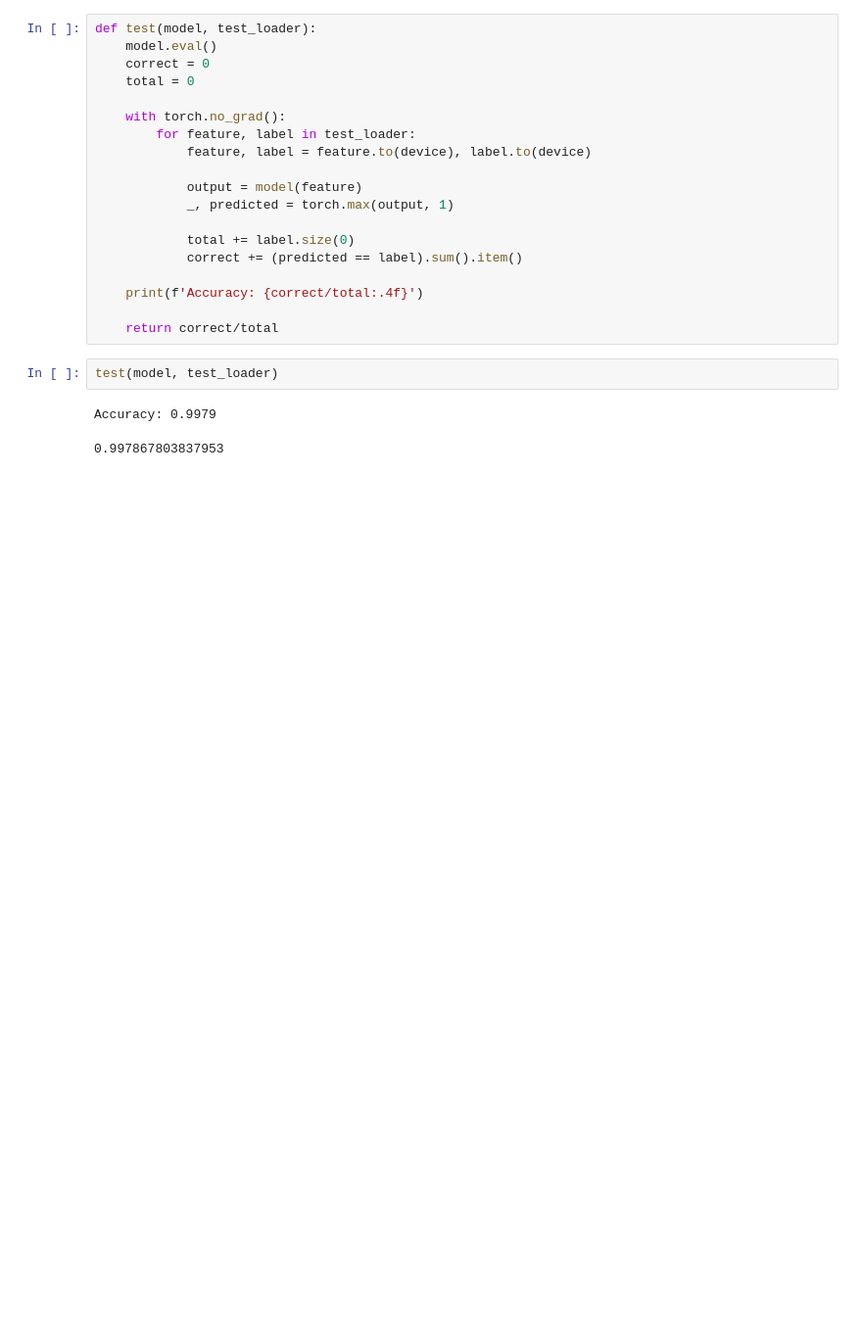
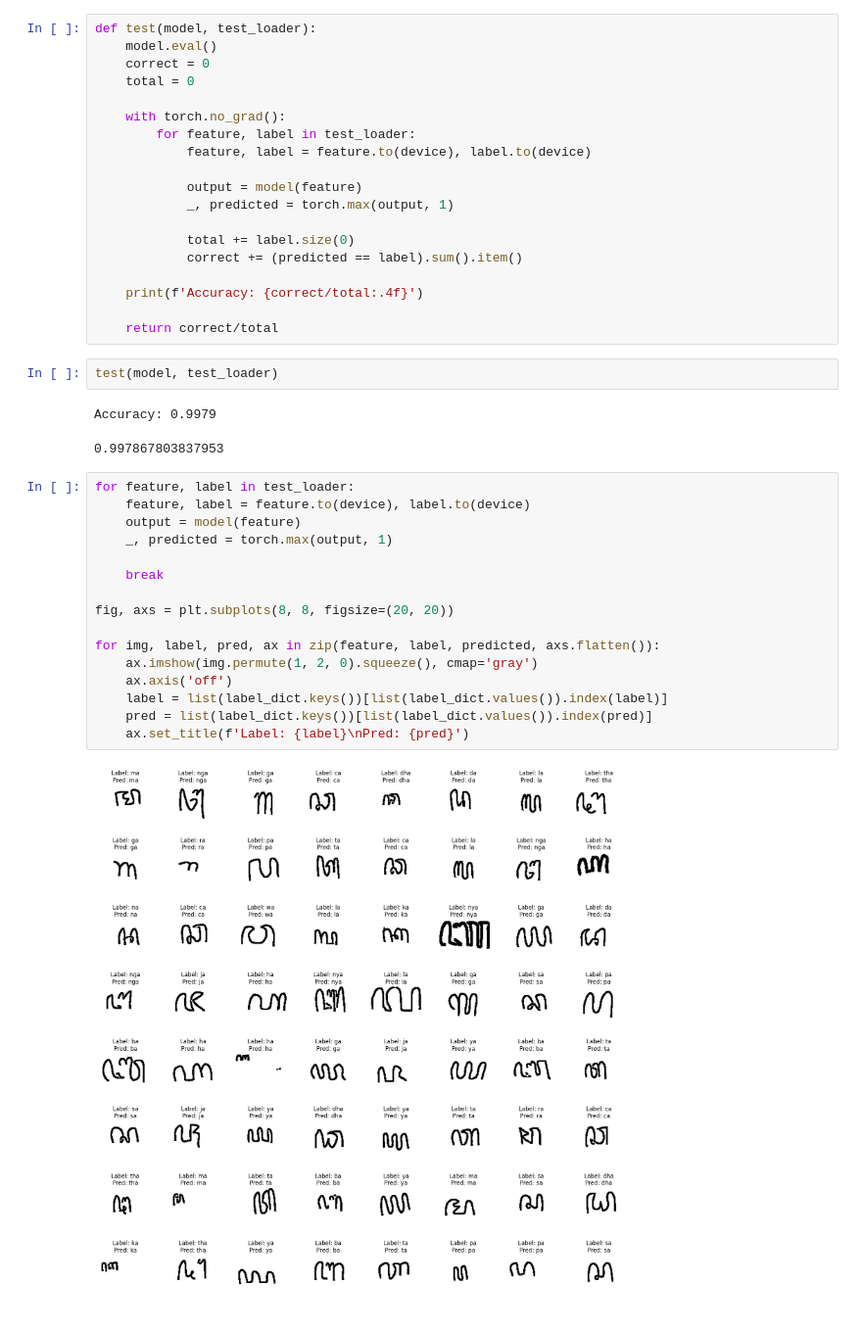
Before and after one commit to elskow/hanacaraka-classifier, a Jupyter notebook: prototype/proto-data-pipeline.ipynb, the cells around one changed output. Shown: that part at 98% size. Saved outputs shown, nothing was run; the diff lists cells and outputs as text; blank space fills up the shorter version.

```diff
--- a/prototype/proto-data-pipeline.ipynb
+++ b/prototype/proto-data-pipeline.ipynb
@@ -518,3 +518,21 @@ test(model, test_loader)
 # %% [output]
 Accuracy: 0.9979
 0.997867803837953
+# %%
+for feature, label in test_loader:
+    feature, label = feature.to(device), label.to(device)
+    output = model(feature)
+    _, predicted = torch.max(output, 1)
+
+    break
+
+fig, axs = plt.subplots(8, 8, figsize=(20, 20))
+
+for img, label, pred, ax in zip(feature, label, predicted, axs.flatten()):
+    ax.imshow(img.permute(1, 2, 0).squeeze(), cmap='gray')
+    ax.axis('off')
+    label = list(label_dict.keys())[list(label_dict.values()).index(label)]
+    pred = list(label_dict.keys())[list(label_dict.values()).index(pred)]
+    ax.set_title(f'Label: {label}\nPred: {pred}')
+# %% [output]
+[figure, added]
```
